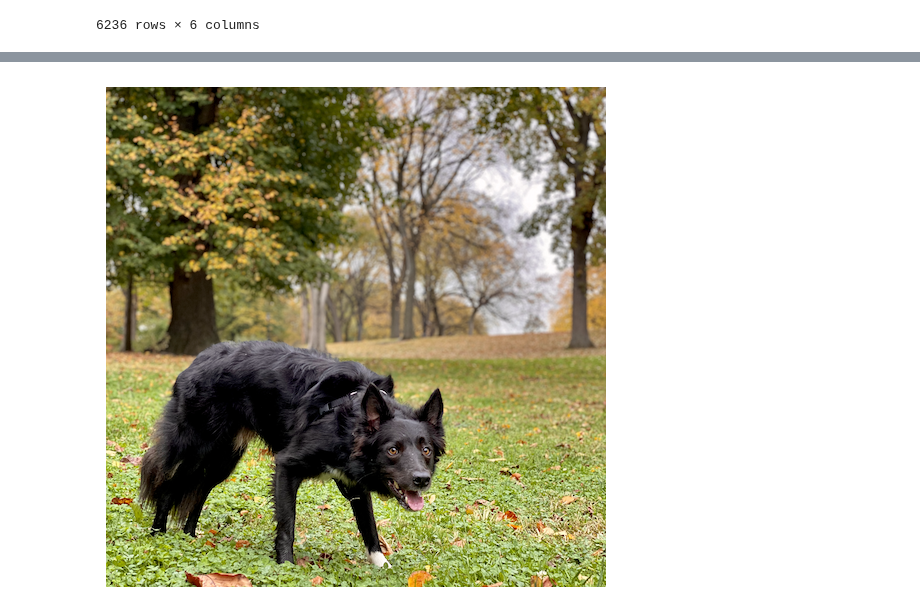
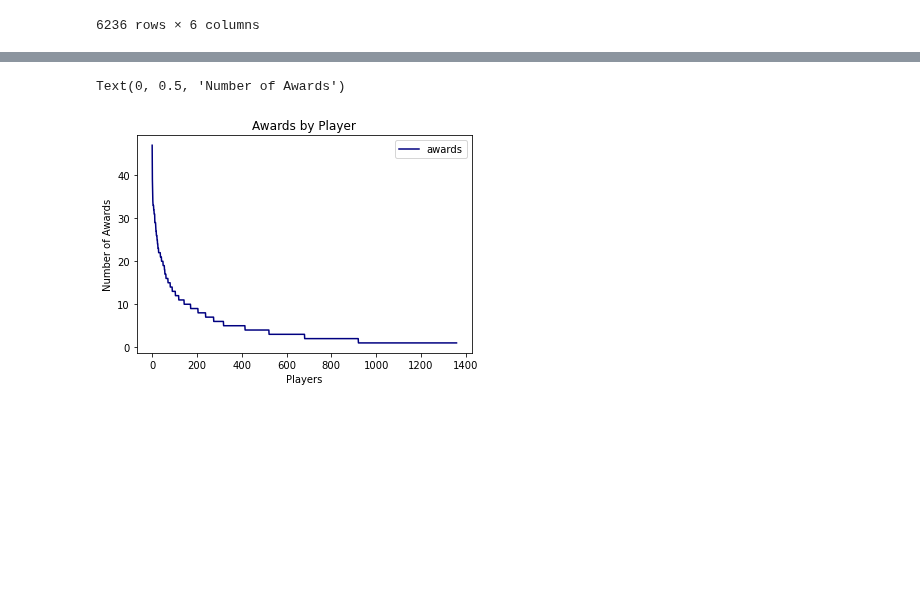
Before and after one commit to aradaha/Baseball-Stats-Project, a Jupyter notebook: Capstone.ipynb, the cells around one changed output, grey strips where cells are left out. Saved outputs shown, nothing was run; the diff lists cells and outputs as text; code cells hidden in the pictures; blank space fills up the shorter version.

```diff
--- a/Capstone.ipynb
+++ b/Capstone.ipynb
@@ -241,4 +225,7 @@ Awards.plot()
-# %%
-sns.dogplot(x='playerID', y='Awards', data=Awards, kind='point')
-# %% [output]
-[figure, removed]
+# %%
+bx = Awards.plot(color="navy", title="Awards by Player")
+bx.set_xlabel("Players")
+bx.set_ylabel("Number of Awards")
+# %% [output]
+Text(0, 0.5, 'Number of Awards')
+[figure, added]
```
Also changed, not shown: parts of 5 cells of this notebook.
